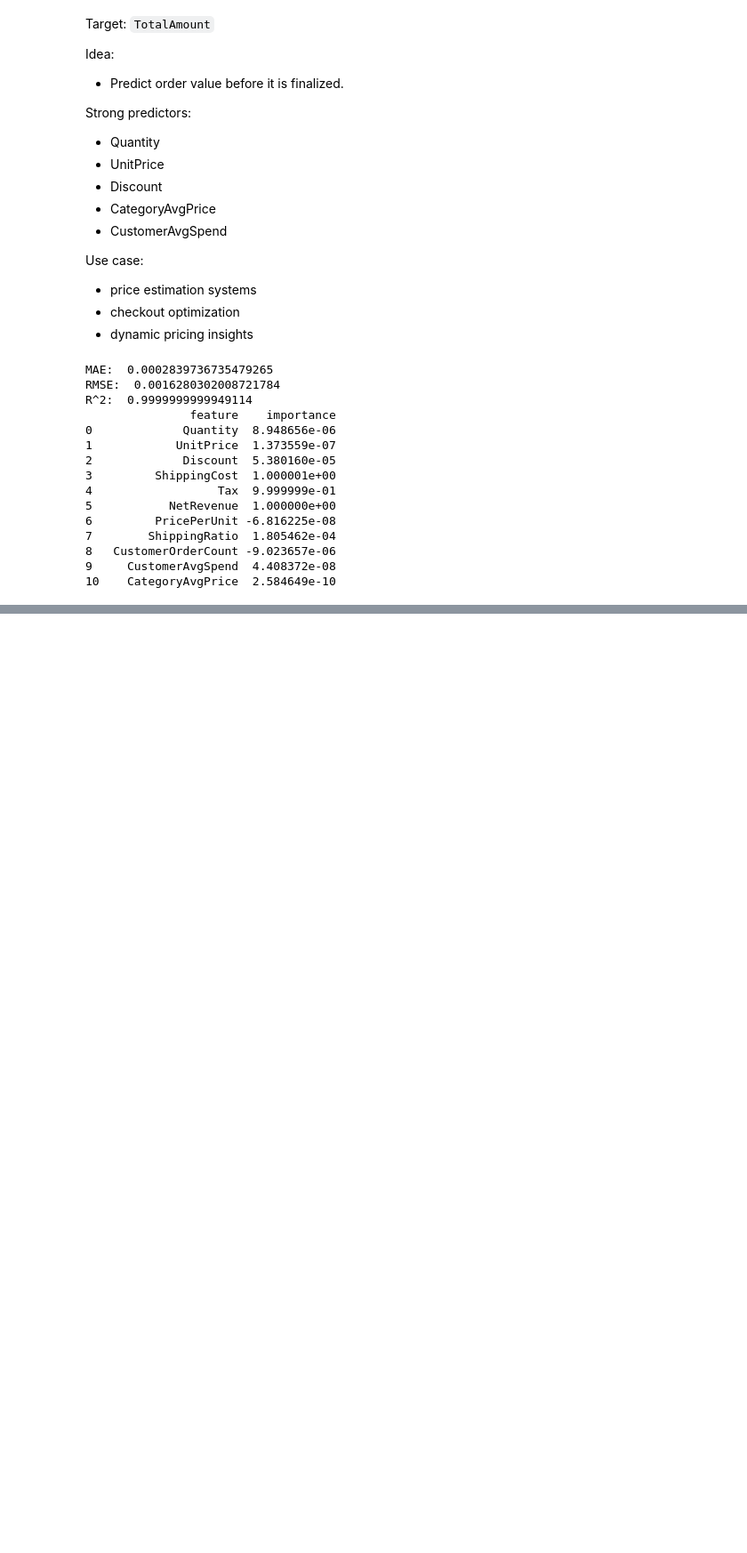
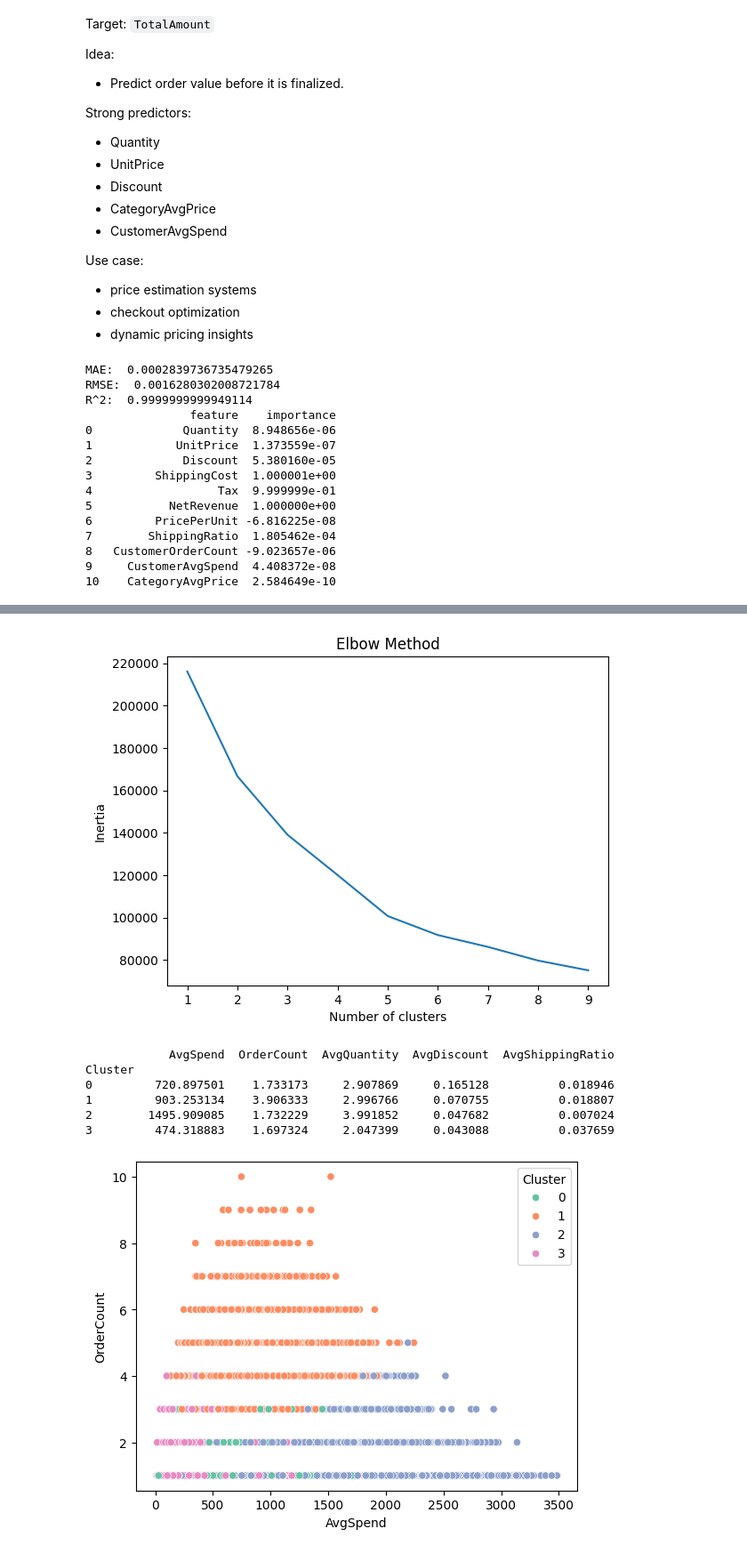
Before and after one commit to soufianboukir/ecom-analytics-platform, a Jupyter notebook: notebooks/04_modeling.ipynb, the cells around one changed output, grey strips where cells are left out. Shown at 89% size. Cells and saved outputs as stored; diff of their text form; code cells hidden in the pictures; blank space fills up the shorter version.

```diff
--- a/notebooks/04_modeling.ipynb
+++ b/notebooks/04_modeling.ipynb
@@ -112,0 +135,79 @@ R^2:  0.9999999999949114
+# %%
+import pandas as pd
+
+customer_df = df.groupby('CustomerID').agg({
+    'TotalAmount': 'mean',        # avg spend
+    'OrderID': 'count',           # number of orders
+    'Quantity': 'mean',           # avg quantity per order
+    'Discount': 'mean',           # avg discount usage
+    'ShippingRatio': 'mean'       # shipping sensitivity
+}).reset_index()
+
+customer_df.columns = [
+    'CustomerID',
+    'AvgSpend',
+    'OrderCount',
+    'AvgQuantity',
+    'AvgDiscount',
+    'AvgShippingRatio'
+]
+
+
+from sklearn.preprocessing import StandardScaler
+
+features = [
+    'AvgSpend',
+    'OrderCount',
+    'AvgQuantity',
+    'AvgDiscount',
+    'AvgShippingRatio'
+]
+
+scaler = StandardScaler()
+X_scaled = scaler.fit_transform(customer_df[features])
+
+
+
+from sklearn.cluster import KMeans
+import matplotlib.pyplot as plt
+
+inertia = []
+
+for k in range(1, 10):
+    kmeans = KMeans(n_clusters=k, random_state=42)
+    kmeans.fit(X_scaled)
+    inertia.append(kmeans.inertia_)
+
+plt.plot(range(1, 10), inertia)
+plt.xlabel("Number of clusters")
+plt.ylabel("Inertia")
+plt.title("Elbow Method")
+plt.show()
+
+
+
+kmeans = KMeans(n_clusters=4, random_state=42)
+customer_df['Cluster'] = kmeans.fit_predict(X_scaled)
+
+cluster_summary = customer_df.groupby('Cluster').mean(numeric_only=True)
+print(cluster_summary)
+
+import seaborn as sns
+
+sns.scatterplot(
+    data=customer_df,
+    x='AvgSpend',
+    y='OrderCount',
+    hue='Cluster',
+    palette='Set2'
+)
+plt.show()
+# %% [output]
+[figure, added]
+            AvgSpend  OrderCount  AvgQuantity  AvgDiscount  AvgShippingRatio
+Cluster
+0         720.897501    1.733173     2.907869     0.165128          0.018946
+1         903.253134    3.906333     2.996766     0.070755          0.018807
+2        1495.909085    1.732229     3.991852     0.047682          0.007024
+3         474.318883    1.697324     2.047399     0.043088          0.037659
+[figure, added]
```
Also changed, not shown: parts of 1 cell of this notebook, 5 other files.
